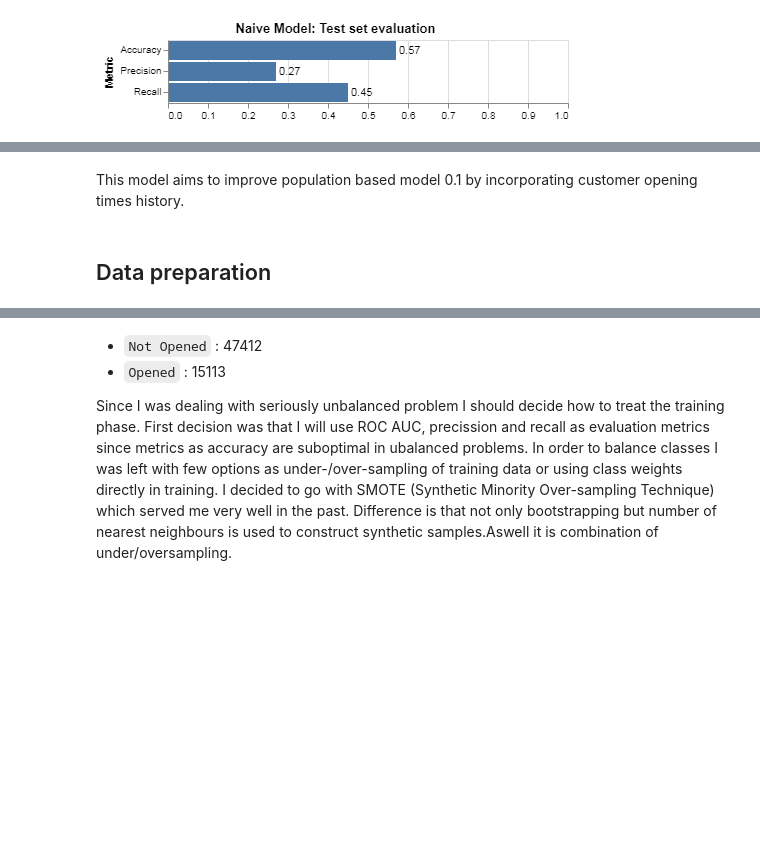
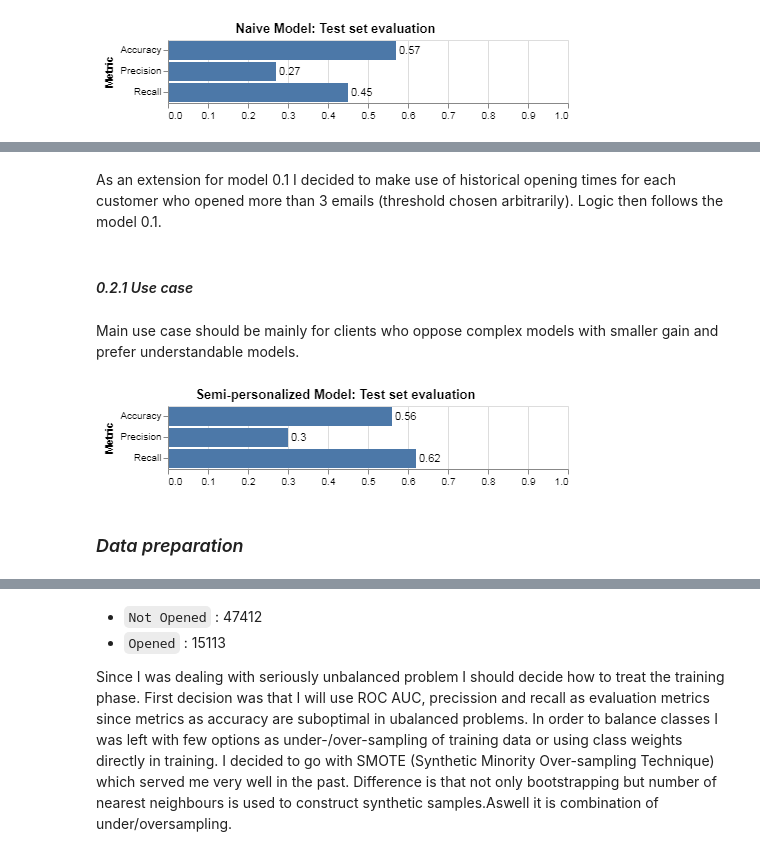
Before and after one commit to koseihamadako/STO, a Jupyter notebook: Report.ipynb, the cells around one changed output, grey strips where cells are left out. Cells and saved outputs as stored; diff of their text form; code cells hidden in the pictures; blank space fills up the shorter version.

```diff
--- a/Report.ipynb
+++ b/Report.ipynb
@@ -65,2 +65,2 @@ display(Image(filename='imgs/NaiveModel.png', embed=True))
-# %% [markdown]
-This model aims to improve population based model 0.1 by incorporating customer opening times history.
+# %% [markdown]
+As an extension for model 0.1 I decided to make use of historical opening times for each customer who opened more than 3 emails (threshold chosen arbitrarily). Logic then follows the model 0.1.
@@ -67,5 +75,14 @@ This model aims to improve population based model 0.1 by incorporating customer
+# %% [markdown]
+#### <i>0.2.1 Use case</i>
+# %% [markdown]
+Main use case should be mainly for clients who oppose complex models with smaller gain and prefer understandable models.
+# %%
+from IPython.display import Image, display
+display(Image(filename='imgs/semi.png', embed=True))
+# %% [output]
+[figure, added]
 # %% [markdown]
-## Data preparation
+### <i>Data preparation</i>
 # %% [markdown]
 Motivation for following preprocessing steps were that first I wanted to develop a binomial regression model or more generally binary classification problem to obtain probability prediction.
 * I extracted important time attributes from unix timestamps as hour and weekday.
```
Also changed, not shown: parts of 27 cells of this notebook, 2 other files.
